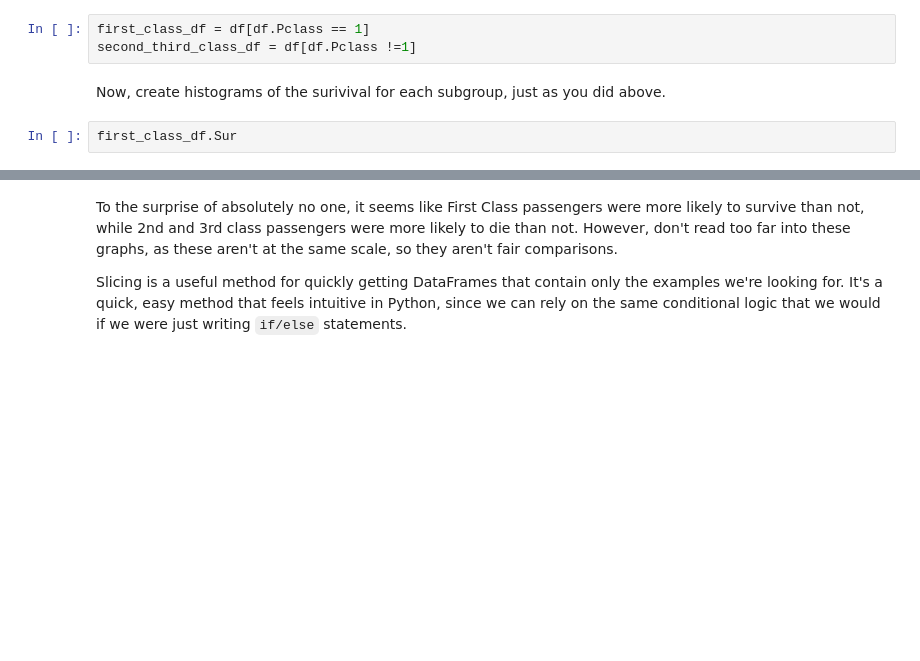
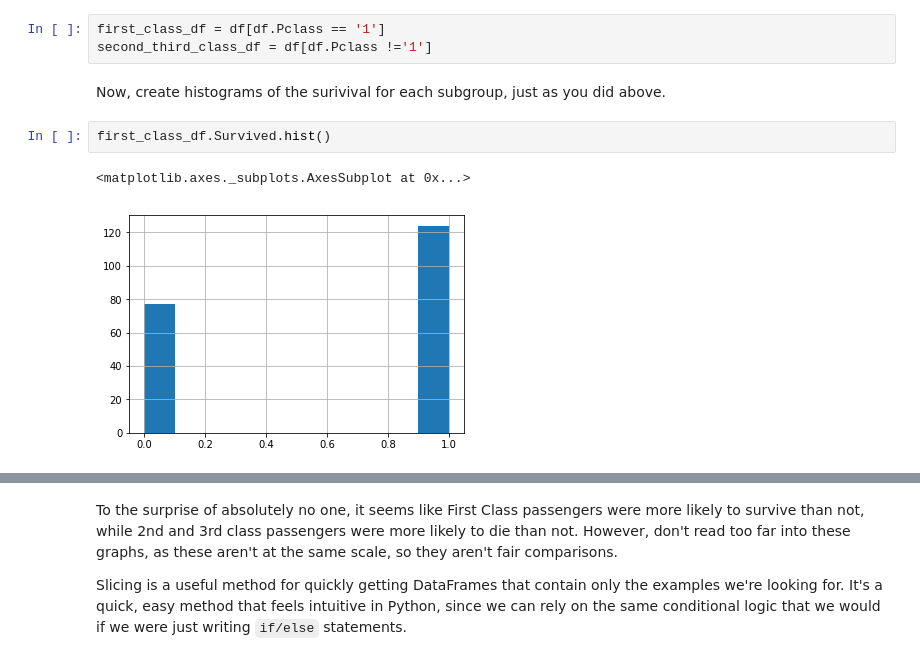
Before and after one commit to ortsed/dsc-using-sql-with-pandas-lab-dc-ds-career-042219, a Jupyter notebook: index.ipynb, the cells around one changed output, grey strips where cells are left out. Cells and saved outputs as stored; diff of their text form; blank space fills up the shorter version.

```diff
--- a/index.ipynb
+++ b/index.ipynb
@@ -103,9 +103,12 @@ Well that seems like a pretty stark difference--it seems that there was drastica
 
 In the cell below, create one DataFrame containing Fist Class passengers (`Pclass == 1`), and another DataFrame containing everyone else.
 # %%
-first_class_df = df[df.Pclass == 1]
-second_third_class_df = df[df.Pclass !=1]
+first_class_df = df[df.Pclass == '1']
+second_third_class_df = df[df.Pclass !='1']
 # %% [markdown]
 Now, create histograms of the surivival for each subgroup, just as you did above.
-# %%
-first_class_df.Sur
+# %%
+first_class_df.Survived.hist()
+# %% [output]
+<matplotlib.axes._subplots.AxesSubplot at 0x...>
+[figure, added]
```
Also changed, not shown: parts of 1 cell of this notebook.
